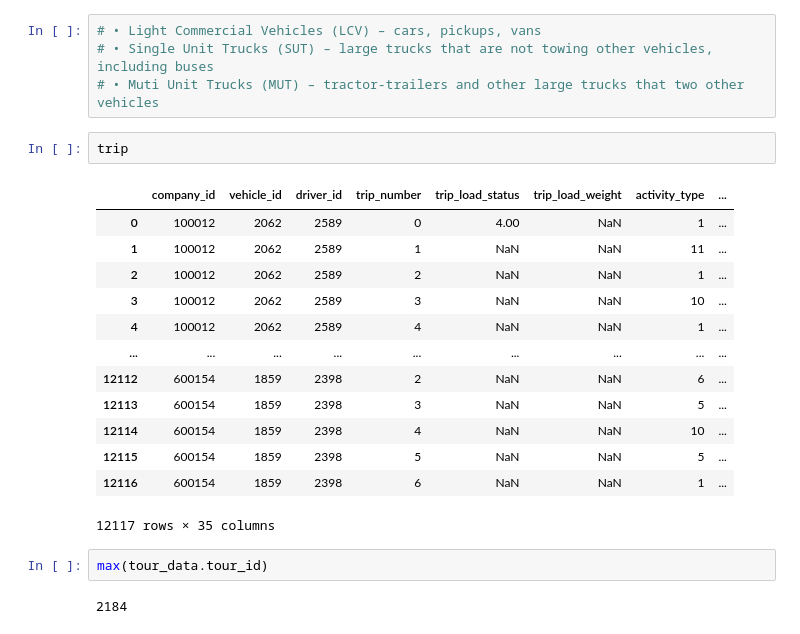
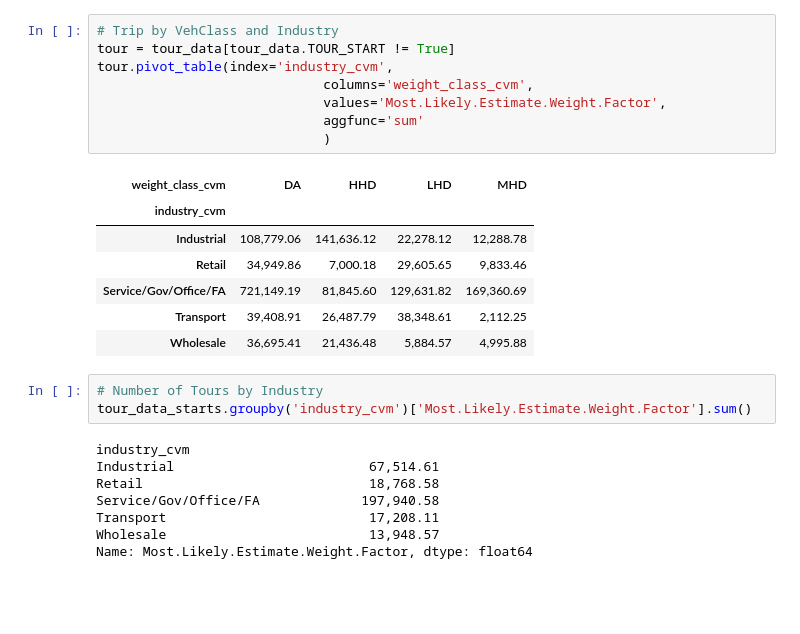
Before and after one commit to SANDAG/Data_CVM, a Jupyter notebook: abm2p/CVS_data_aggregation.ipynb, the cells around one changed output. Drawn from its saved outputs; the diff is of its cells as text; blank space fills up the shorter version.

```diff
--- a/abm2p/CVS_data_aggregation.ipynb
+++ b/abm2p/CVS_data_aggregation.ipynb
@@ -237,24 +183,27 @@ vmt[['weighted_distance', 'base_location_Industry Group']].groupby('base_locatio
-# %%
-# •	Light Commercial Vehicles (LCV) – cars, pickups, vans
-# •	Single Unit Trucks (SUT) – large trucks that are not towing other vehicles, including buses
-# •	Muti Unit Trucks (MUT) – tractor-trailers and other large trucks that two other vehicles
-# %%
-trip
-# %% [output]
-|  | company_id | vehicle_id | driver_id | trip_number | trip_load_status | trip_load_weight | activity_type | ... |
-| 0 | 100012 | 2062 | 2589 | 0 | 4.00 | NaN | 1 | ... |
-| 1 | 100012 | 2062 | 2589 | 1 | NaN | NaN | 11 | ... |
-| 2 | 100012 | 2062 | 2589 | 2 | NaN | NaN | 1 | ... |
-| 3 | 100012 | 2062 | 2589 | 3 | NaN | NaN | 10 | ... |
-| 4 | 100012 | 2062 | 2589 | 4 | NaN | NaN | 1 | ... |
-| ... | ... | ... | ... | ... | ... | ... | ... | ... |
-| 12112 | 600154 | 1859 | 2398 | 2 | NaN | NaN | 6 | ... |
-| 12113 | 600154 | 1859 | 2398 | 3 | NaN | NaN | 5 | ... |
-| 12114 | 600154 | 1859 | 2398 | 4 | NaN | NaN | 10 | ... |
-| 12115 | 600154 | 1859 | 2398 | 5 | NaN | NaN | 5 | ... |
-| 12116 | 600154 | 1859 | 2398 | 6 | NaN | NaN | 1 | ... |
-12117 rows × 35 columns
-# %%
-max(tour_data.tour_id)
-# %% [output]
-2184
+# %%
+# Trip by VehClass and Industry
+tour = tour_data[tour_data.TOUR_START != True]
+tour.pivot_table(index='industry_cvm',
+                             columns='weight_class_cvm',
+                             values='Most.Likely.Estimate.Weight.Factor',
+                             aggfunc='sum'
+                             )
+# %% [output]
+| weight_class_cvm | DA | HHD | LHD | MHD |
+| industry_cvm |  |  |  |  |
+| Industrial | 108,779.06 | 141,636.12 | 22,278.12 | 12,288.78 |
+| Retail | 34,949.86 | 7,000.18 | 29,605.65 | 9,833.46 |
+| Service/Gov/Office/FA | 721,149.19 | 81,845.60 | 129,631.82 | 169,360.69 |
+| Transport | 39,408.91 | 26,487.79 | 38,348.61 | 2,112.25 |
+| Wholesale | 36,695.41 | 21,436.48 | 5,884.57 | 4,995.88 |
+# %%
+# Number of Tours by Industry
+tour_data_starts.groupby('industry_cvm')['Most.Likely.Estimate.Weight.Factor'].sum()
+# %% [output]
+industry_cvm
+Industrial                         67,514.61
+Retail                             18,768.58
+Service/Gov/Office/FA             197,940.58
+Transport                          17,208.11
+Wholesale                          13,948.57
+Name: Most.Likely.Estimate.Weight.Factor, dtype: float64
```
Also changed, not shown: parts of 23 cells of this notebook, 4 other files.
